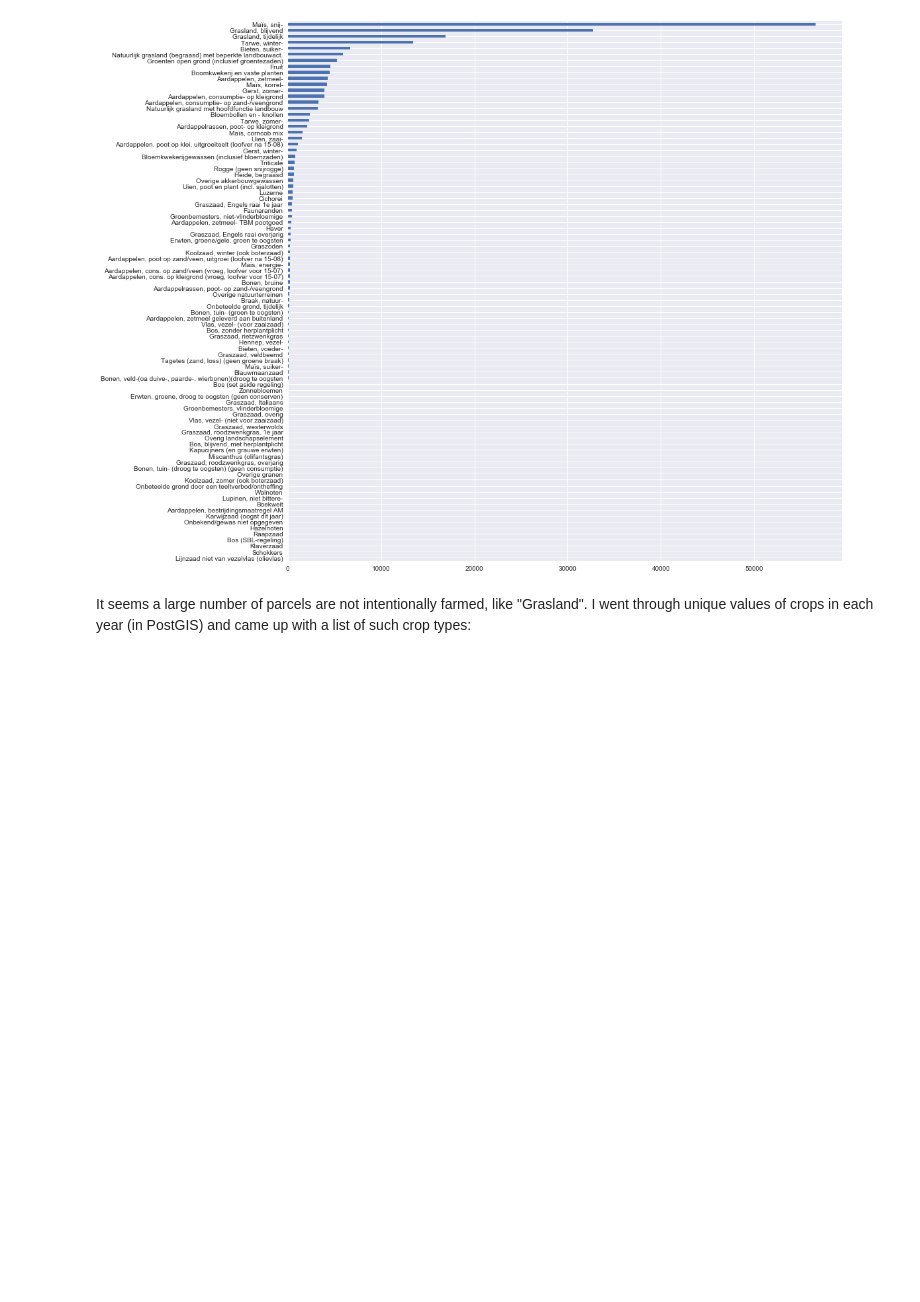
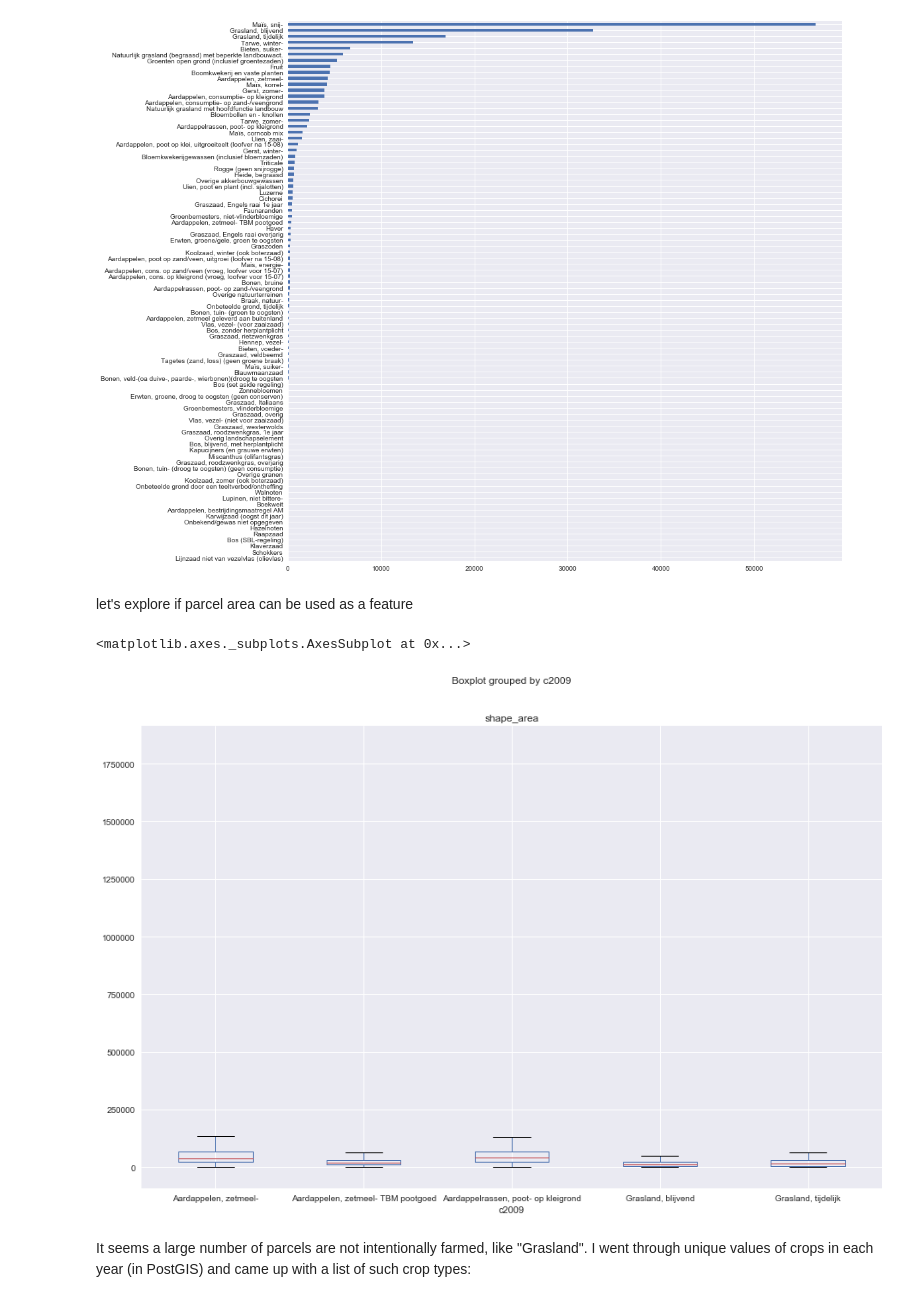
Before and after one commit to olix20/netherlands_crops_prediction, a Jupyter notebook: Predict Crops .ipynb, the cells around one changed output. Cells and saved outputs as stored; diff of their text form; code cells hidden in the pictures; blank space fills up the shorter version.

Commit message:
minor changes like comparing parcel areas

```diff
--- a/Predict Crops .ipynb
+++ b/Predict Crops .ipynb
@@ -77,7 +73,7 @@ I'll use the polygons in 2009 as the reference and compare parcels in subsequent
 # %%
 %%time
 
-refDf = gp.read_postgis('select global_geo_id, geom, centroid_x, centroid_y, gws_gewas as c2009 from "2009"', conn)
+refDf = gp.read_postgis('select global_geo_id, geom, shape_area, centroid_x, centroid_y, gws_gewas as c2009 from "2009"', conn)
 
 
 for i in range(2010,2017):
@@ -123,6 +119,23 @@ df_noNA.c2010.value_counts().sort_values().plot(kind='barh',figsize=(15, 15))
 # %% [output]
 <matplotlib.axes._subplots.AxesSubplot at 0x...>
 [figure]
+# %% [markdown]
+let's explore if parcel area can be used as a feature
+# %%
+def filterCrops (x):
+    cf = ["Aardappelrassen, poot- op kleigrond","MaÃ¯s, snij-","Grasland, blijvend", "Grasland, tijdelijk","Aardappelen, zetmeel-"]
+    flag = False
+    for c in cf:
+        if c in x:
+            flag =  True
+
+    return flag
+
+# len(refDf[refDf.c2009.apply(filterCrops)])
+refDf[refDf.c2009.apply(filterCrops)].boxplot(column='shape_area',by='c2009', figsize=(15,10))
+# %% [output]
+<matplotlib.axes._subplots.AxesSubplot at 0x...>
+[figure, added]
 # %% [markdown]
 It seems a large number of parcels are not intentionally farmed, like "Grasland". I went through unique values of crops in each year (in PostGIS) and came up with a list of such crop types:
 # %%
```
Also changed, not shown: parts of 12 cells of this notebook.
